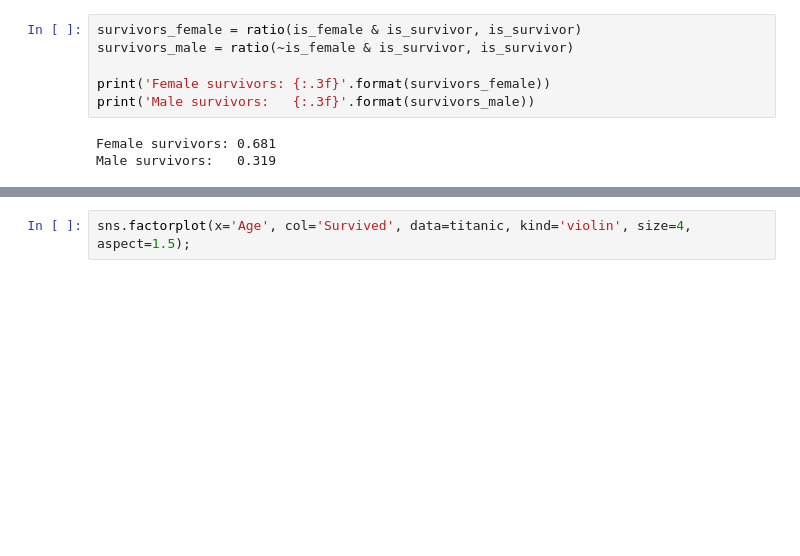
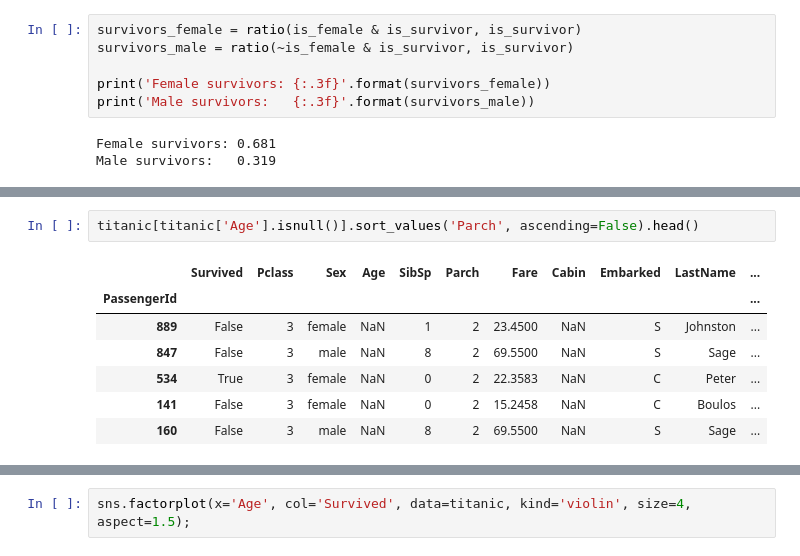
Before and after one commit to sunsided/DAND-Titanic, a Jupyter notebook: titanic.ipynb, the cells around one changed output, grey strips where cells are left out. Cells and saved outputs as stored; diff of their text form; blank space fills up the shorter version.

```diff
--- a/titanic.ipynb
+++ b/titanic.ipynb
@@ -674,0 +684,10 @@ When we look at the age distribution of the survivors compared to the non-surviv
+# %%
+titanic[titanic['Age'].isnull()].sort_values('Parch', ascending=False).head()
+# %% [output]
+|  | Survived | Pclass | Sex | Age | SibSp | Parch | Fare | Cabin | Embarked | LastName | ... |
+| PassengerId |  |  |  |  |  |  |  |  |  |  | ... |
+| 889 | False | 3 | female | NaN | 1 | 2 | 23.4500 | NaN | S | Johnston | ... |
+| 847 | False | 3 | male | NaN | 8 | 2 | 69.5500 | NaN | S | Sage | ... |
+| 534 | True | 3 | female | NaN | 0 | 2 | 22.3583 | NaN | C | Peter | ... |
+| 141 | False | 3 | female | NaN | 0 | 2 | 15.2458 | NaN | C | Boulos | ... |
+| 160 | False | 3 | male | NaN | 8 | 2 | 69.5500 | NaN | S | Sage | ... |
```
Also changed, not shown: parts of 19 cells of this notebook, 1 other file.
